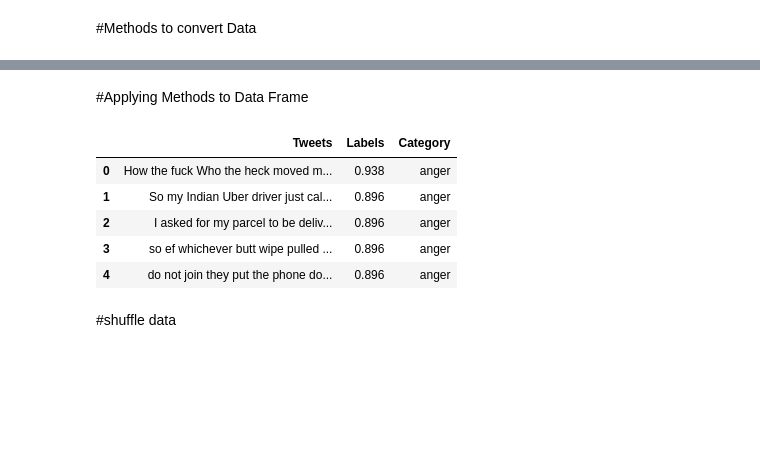
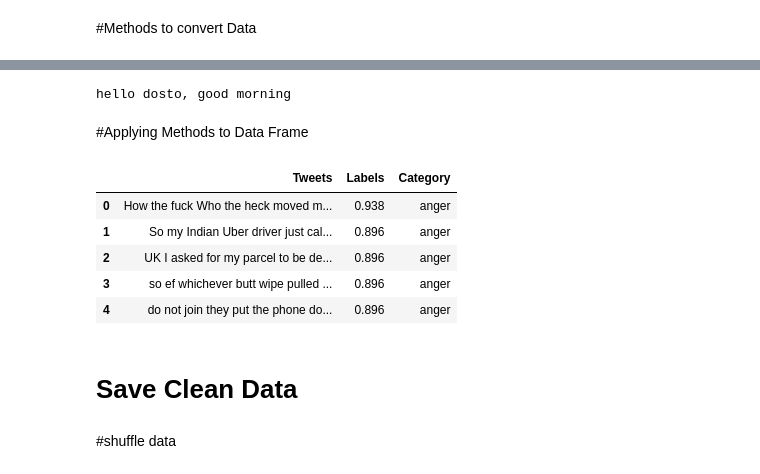
Before and after one commit to HPMkwn/InfluenceAnalysis, a Jupyter notebook: DataPreprocess.ipynb, the cells around one changed output, grey strips where cells are left out. Saved outputs shown, nothing was run; the diff lists cells and outputs as text; code cells hidden in the pictures; blank space fills up the shorter version.

Commit message:
saved clean data

```diff
--- a/DataPreprocess.ipynb
+++ b/DataPreprocess.ipynb
@@ -51,12 +51,12 @@ def camel_case_split(identifier):
 def convert_emojis(tweet):
   for emot in UNICODE_EMO:
     # print("_".join(UNICODE_EMO[emot].replace(",","").replace(":","").split()))
-    tweet = tweet.replace(emot, "_".join(UNICODE_EMO[emot].replace(",","").replace(":","").split()))
+    tweet = tweet.replace(emot, " sbfs".join(UNICODE_EMO[emot].replace(",","").replace(":","").split()))
 
   return tweet
 # %%
  def convert_emoticons(tweet):
   tweet = tweet
   for emot in EMOTICONS:
-      tweet = re.sub(u'('+emot+')', "_".join(EMOTICONS[emot].replace(",","").split()), tweet)
+      tweet = re.sub(u'('+emot+')', " ".join(EMOTICONS[emot].replace(",","").split()), tweet)
   return tweet
@@ -833,3 +847,7 @@ def clean(tweet):
+# %%
+print(clean("Hhhhheeeeeelllllllllllooooooooooooooooo dosto, goood morninggggggggggggggggG"))
+# %% [output]
+hello dosto, good morning
 # %%
 #Function to remove Punctuation
 def remove_punct(text):
@@ -838,23 +856,25 @@ def remove_punct(text):
 # %% [markdown]
 #Applying Methods to Data Frame
 # %%
-df_train['Tweets'] = df_train['Tweets'].apply(lambda tweet : convert_emojis(tweet))
+df_train['Tweets'] = df_train['Tweets'].apply(lambda tweet : " ".join(convert_emojis(tweet).split("_")))
 
 df_train['Tweets'] = df_train['Tweets'].apply(lambda tweet : convert_emoticons(tweet))
 
 df_train['Tweets'] = df_train['Tweets'].apply(lambda tweet : clean_hashtags(tweet))
 
 df_train['Tweets'] = df_train['Tweets'].apply(lambda tweet : clean_mentions(tweet))
 
 df_train['Tweets'] = df_train['Tweets'].apply(lambda tweet: clean(tweet))
 
 df_train['Tweets'] = df_train['Tweets'].apply(lambda tweet: remove_punct(tweet))
 
 df_train.head()
 # %% [output]
 |  | Tweets | Labels | Category |
 | 0 | How the fuck Who the heck moved m... | 0.938 | anger |
 | 1 | So my Indian Uber driver just cal... | 0.896 | anger |
-| 2 | I asked for my parcel to be deliv... | 0.896 | anger |
+| 2 | UK I asked for my parcel to be de... | 0.896 | anger |
 | 3 | so ef whichever butt wipe pulled ... | 0.896 | anger |
 | 4 | do not join they put the phone do... | 0.896 | anger |
+# %% [markdown]
+# Save Clean Data
```
Also changed, not shown: parts of 5 cells of this notebook.
